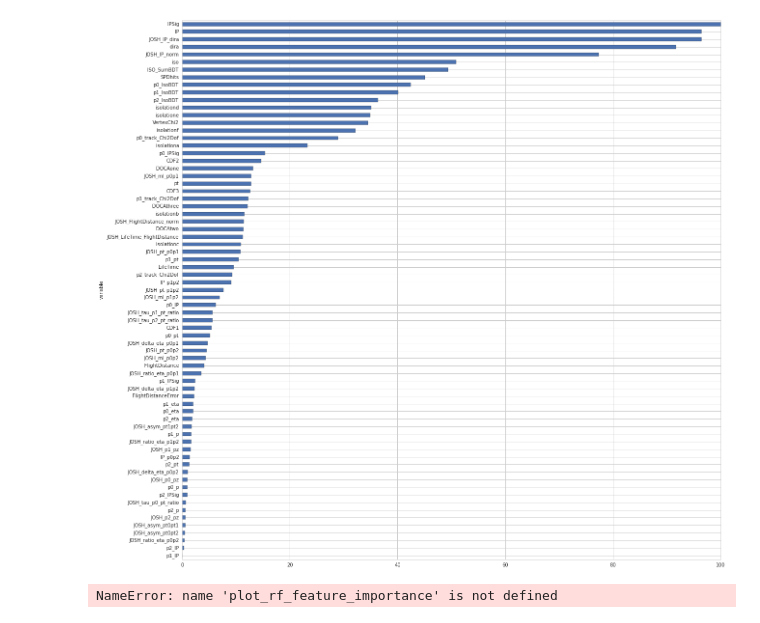
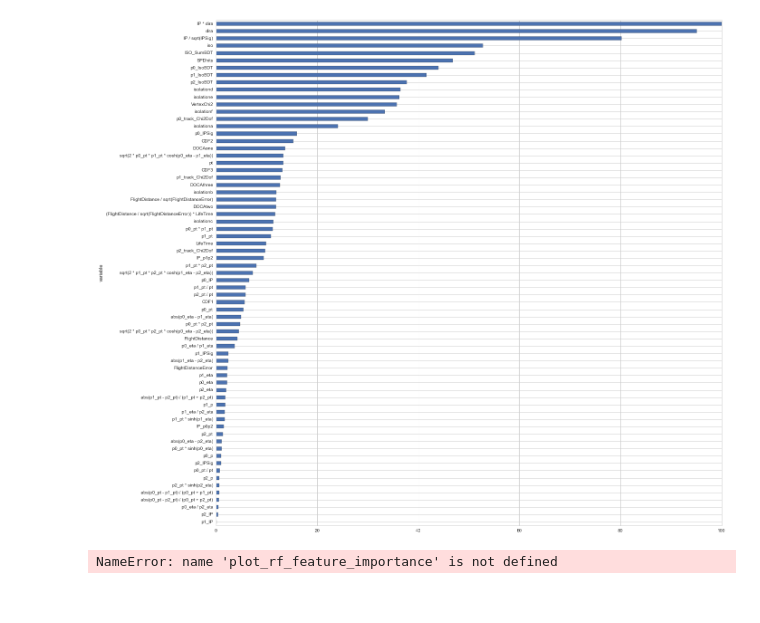
Before and after one commit to ShallowLearning/flavourml, a Jupyter notebook: flavour_physics_eda.ipynb, the cells around one changed output. Cells and saved outputs as stored; diff of their text form; code cells hidden in the pictures.

```diff
--- a/flavour_physics_eda.ipynb
+++ b/flavour_physics_eda.ipynb
@@ -12,3 +17,3 @@ Populating the interactive namespace from numpy and matplotlib
 # %%
 # load data
-df = pd.read_csv('./data/training.csv')
+df = pd.read_csv('./data/training.csv', index_col='id')
@@ -40,0 +20,11 @@ JOSH_LifeTime_FlightDistance
+# %%
+from feature_engineering import derived_features
+from blue.pandas_utils import get_columns_in_df
+
+censor_columns = ['signal','IP', 'IPSig', 'SPDHits', 'production', 'min_ANNmuon', 'id', 'mass']
+base_predictors = [col for col in df.columns if col not in censor_columns]
+
+df = get_columns_in_df(df, list(df.columns) + derived_features())
+
+predictors = [col for col in df.columns if col not in censor_columns]
+list(predictors)
@@ -60,8 +68,8 @@ for column in df.columns:
 # %%
 plt.figure(figsize=(20,20))
-plot_ace_scores(df[predictors], 'signal', cat_cols=[], cv=False, metric=log_loss)
+plot_ace_scores(df[predictors+['signal']], 'signal', cat_cols=[], cv=False, metric=log_loss)
 # %% [output]
-[figure, old version]
+[figure, new version]
 # %%
 plt.figure(figsize=(20,20))
 plot_rf_feature_importance(df[predictors], 'signal')
```
Also changed, not shown: parts of 15 cells of this notebook, 4 other files.
